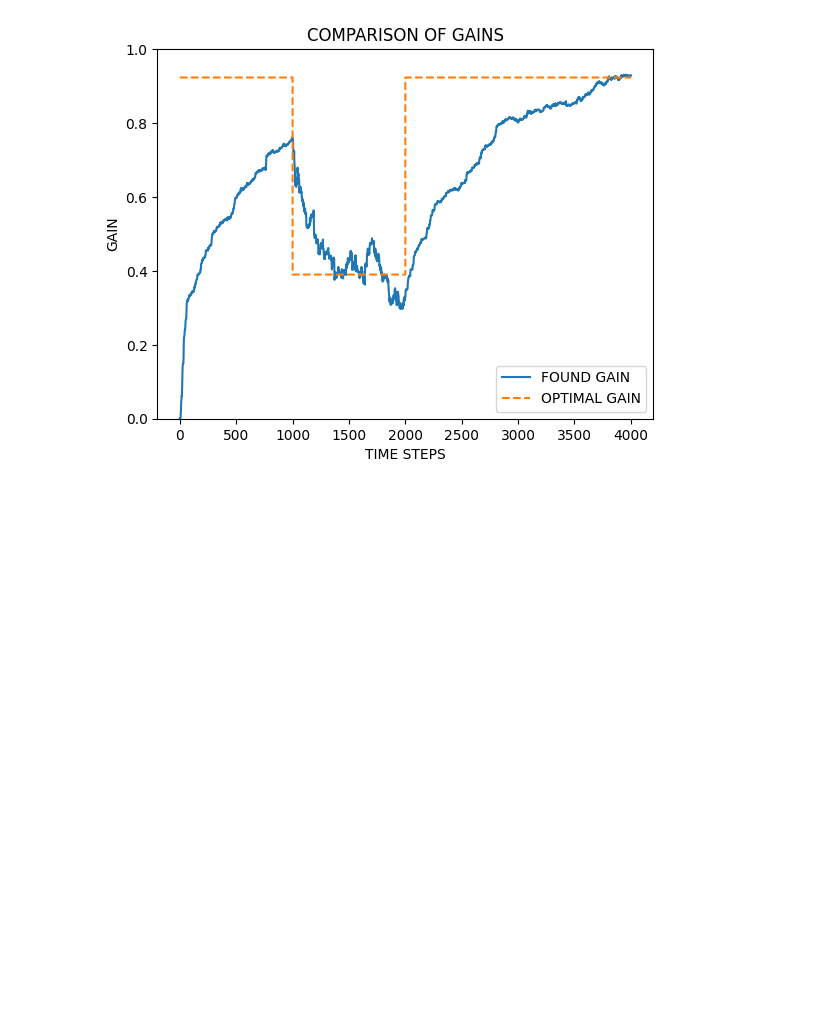
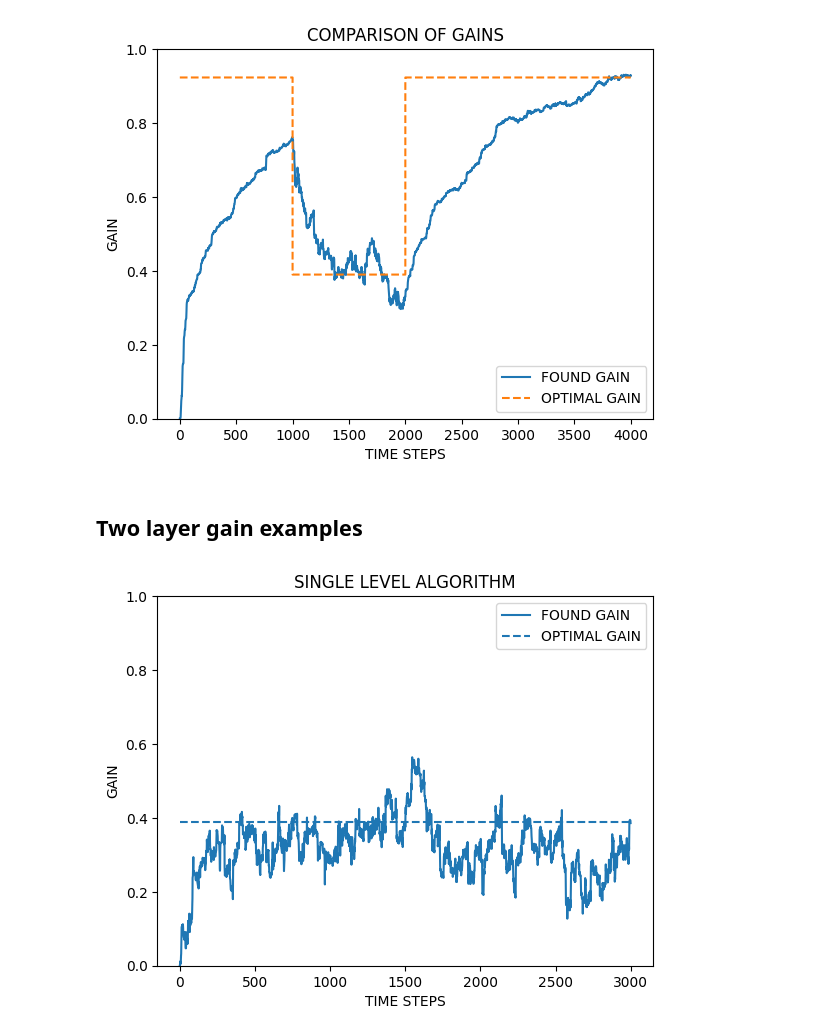
Before and after one commit to hsjharvey/sutton1981, a Jupyter notebook: main.ipynb, the cells around one changed output. Saved outputs shown, nothing was run; the diff lists cells and outputs as text; code cells hidden in the pictures; blank space fills up the shorter version.

```diff
--- a/main.ipynb
+++ b/main.ipynb
@@ -18,7 +20,9 @@ learning_rate_control_param = 0.001  # caption figure C.2b
 initial_gain = 0.0
 # %%
 env = SimulatedEnvironment(sa=variance_environment, sb=variance_noise, max_steps=max_steps)
-agent = Agent(initial_gain=initial_gain, b=learning_rate_control_param)
+
+# gain_depth 0: constant learning rate, 1: dynamic learning rate with 1 level of extra control
+agent = Agent(initial_gain=initial_gain, b=learning_rate_control_param, gain_depth=1)
 # %%
 for step in range(max_steps):
     if step == 1000:
@@ -48,3 +53,31 @@ plt.legend()
 plt.show()
 # %% [output]
 [figure]
+# %% [markdown]
+## Two layer gain examples
+# %%
+gain_list = []
+max_steps = 3000
+
+env = SimulatedEnvironment(sa=1.0, sb=3.0, max_steps=max_steps)
+
+agent = Agent(initial_gain=initial_gain, b=0.001, gain_depth=1)
+# %%
+for step in range(max_steps):
+    true_y_t = env.step()
+    _ = agent.action(true_y_t=true_y_t)
+    gain_list.append(agent.gain)
+# %%
+# Figure C.3a
+plt.plot(gain_list, linestyle="-", label='FOUND GAIN')
+plt.ylim([0, 1])
+
+plt.hlines(0.39, xmin=0, xmax=max_steps, linestyle="--", label="OPTIMAL GAIN")
+
+plt.xlabel("TIME STEPS")
+plt.ylabel("GAIN")
+plt.title("SINGLE LEVEL ALGORITHM")
+plt.legend()
+plt.show()
+# %% [output]
+[figure, added]
```
Also changed, not shown: parts of 5 cells of this notebook, 2 other files.
